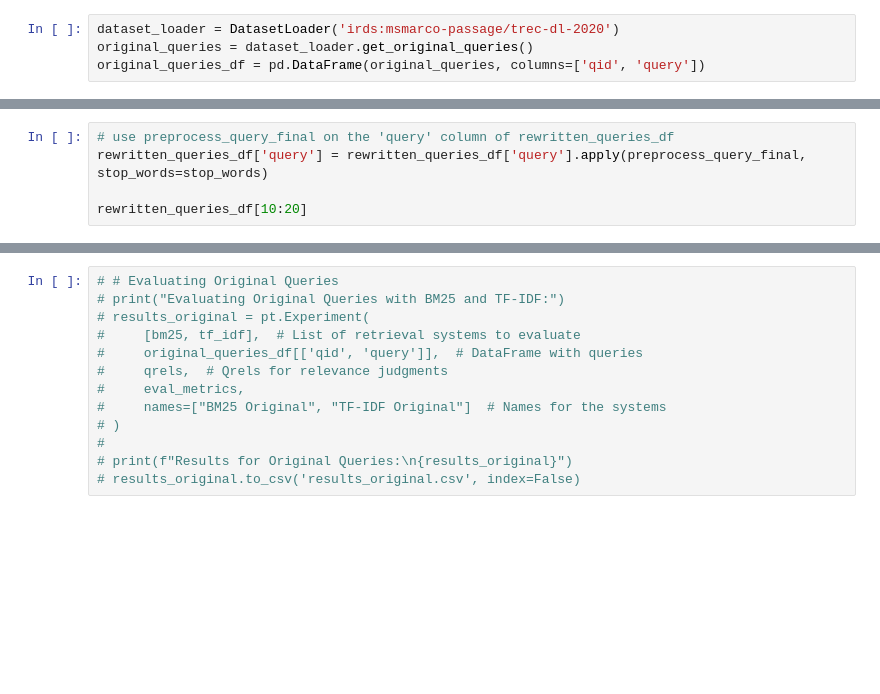
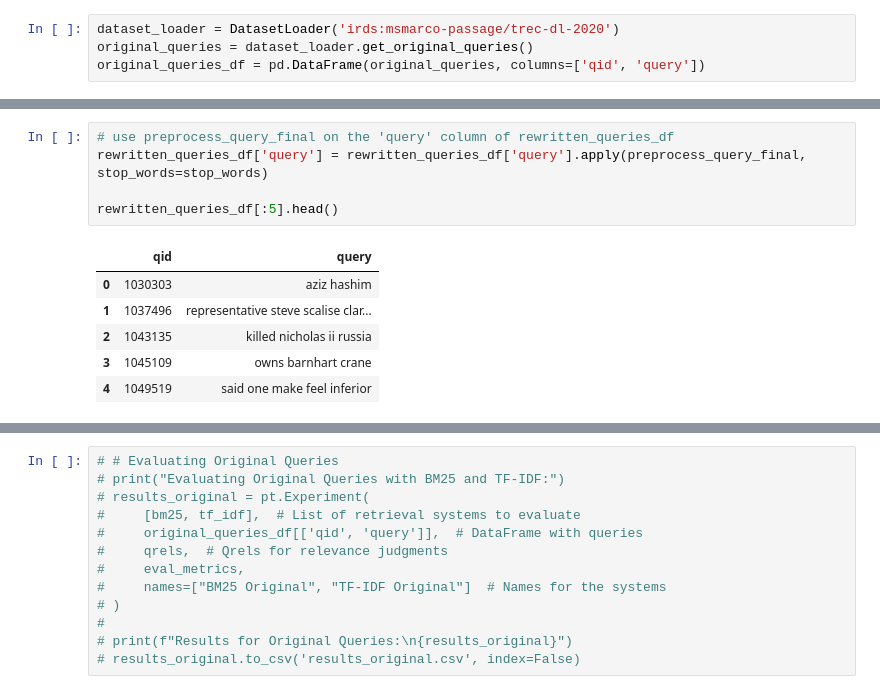
Before and after one commit to zowie128/IR-project, a Jupyter notebook: final_submission_project.ipynb, the cells around one changed output, grey strips where cells are left out. Cells and saved outputs as stored; diff of their text form; blank space fills up the shorter version.

```diff
--- a/final_submission_project.ipynb
+++ b/final_submission_project.ipynb
@@ -273,8 +430,15 @@ rewritten_queries_df = merged_df.rename(columns={'rewritten': 'query'})
 # %%
 # use preprocess_query_final on the 'query' column of rewritten_queries_df
 rewritten_queries_df['query'] = rewritten_queries_df['query'].apply(preprocess_query_final, stop_words=stop_words)
 
-rewritten_queries_df[10:20]
+rewritten_queries_df[:5].head()
+# %% [output]
+|  | qid | query |
+| 0 | 1030303 | aziz hashim |
+| 1 | 1037496 | representative steve scalise clar... |
+| 2 | 1043135 | killed nicholas ii russia |
+| 3 | 1045109 | owns barnhart crane |
+| 4 | 1049519 | said one make feel inferior |
 # %%
 index_location = str(Path("index").absolute())
 index_exists = os.path.isfile(
```
Also changed, not shown: parts of 15 cells of this notebook.
